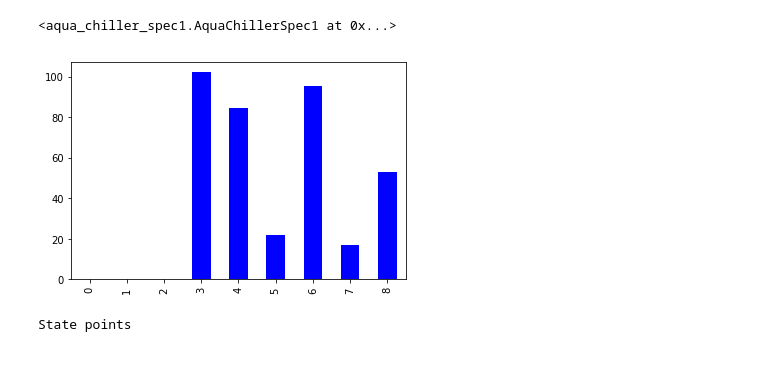
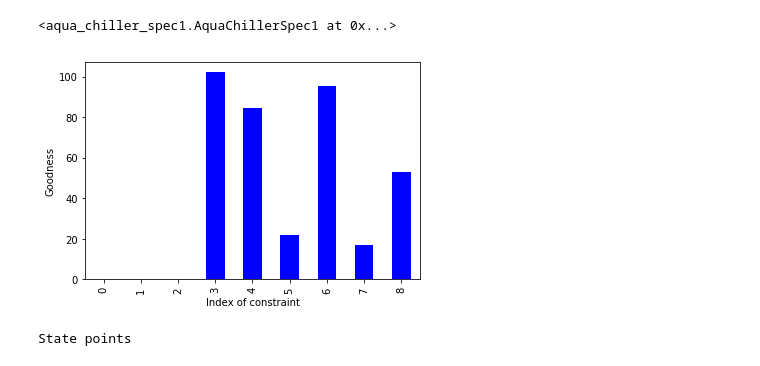
Before and after one commit to nfette/openACHP, a Jupyter notebook: src/System feasibility ammonia-aqua.ipynb, the cells around one changed output. Drawn from its saved outputs; the diff is of its cells as text; code cells hidden in the pictures.

Commit message:
Better plot labels

```diff
--- a/src/System feasibility ammonia-aqua.ipynb
+++ b/src/System feasibility ammonia-aqua.ipynb
@@ -55,11 +55,13 @@ display(a1)
 # %%
 import matplotlib.pyplot as plt
 cons = a1.C
 colors = cons.map(lambda c: 'b' if c > 0 else 'r')
 b = cons.plot.bar(color="".join(colors.tolist()))
+plt.xlabel("Index of constraint")
+plt.ylabel("Goodness")
 plt.show()
 # %% [output]
-[figure, old version]
+[figure, new version]
 # %%
 import ammonia1
 ch = ammonia1.AmmoniaChiller()
```
